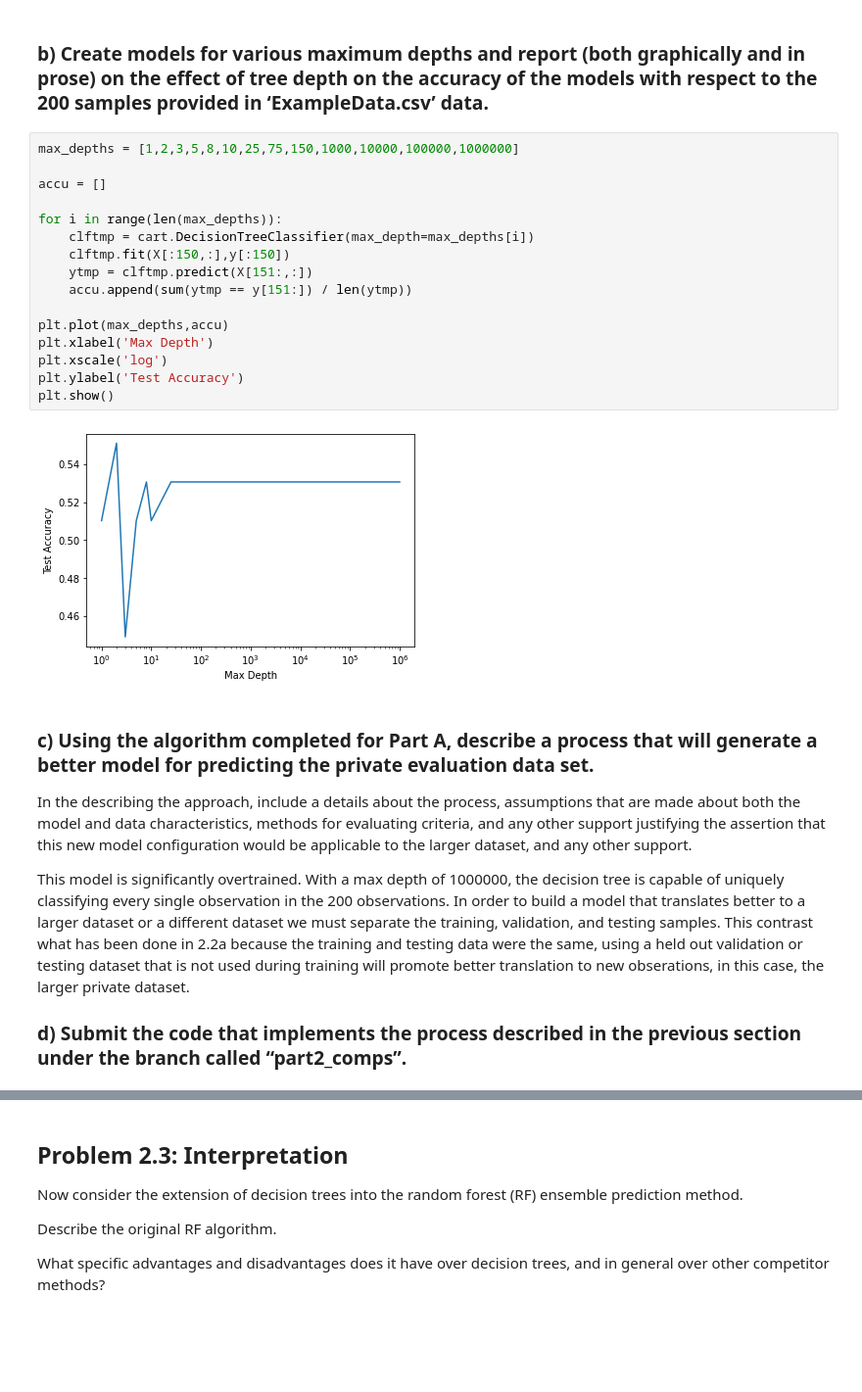
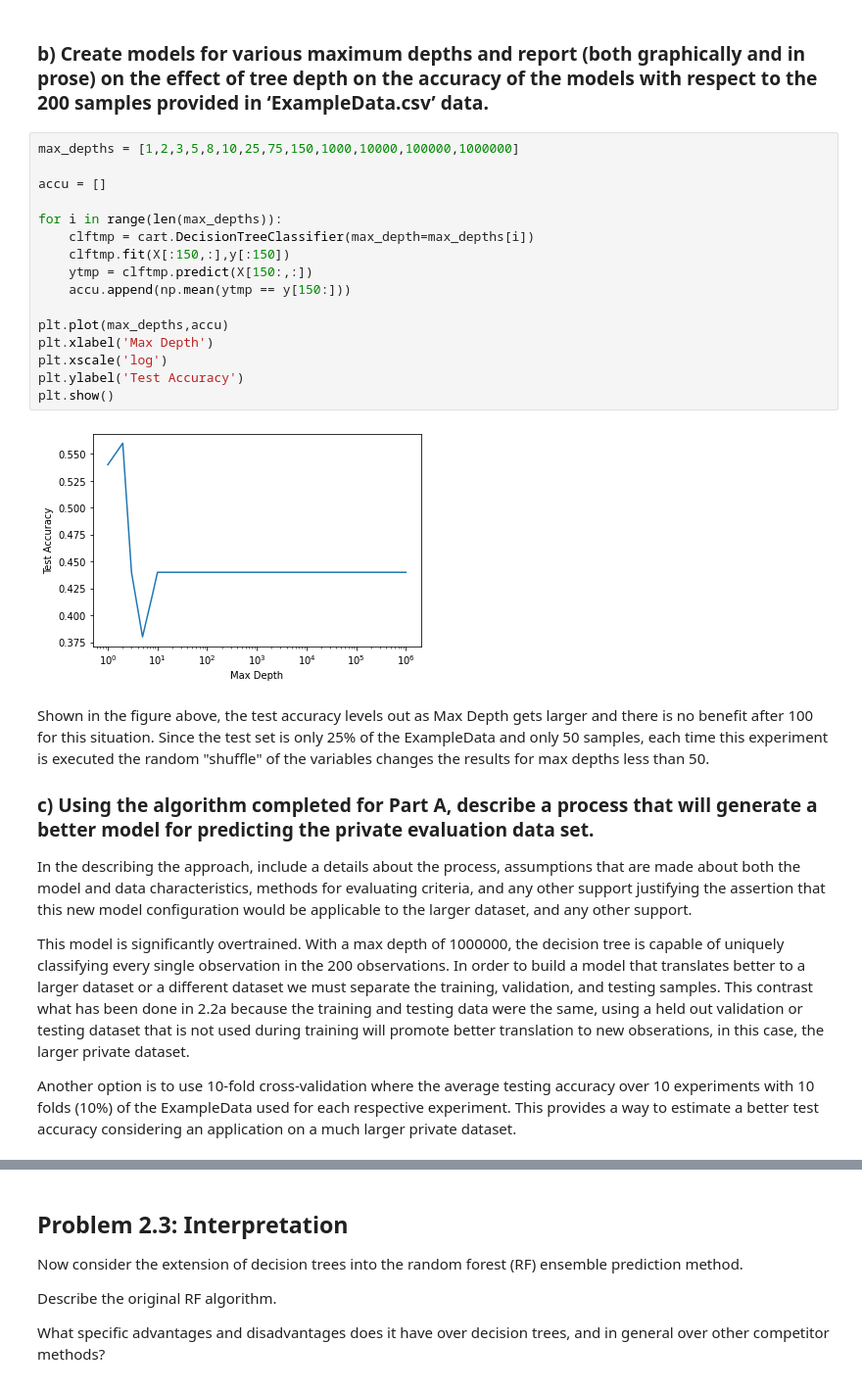
Before and after one commit to ericpahl/decision-tree-cart, a Jupyter notebook: comp-part2-machine-learning.ipynb, the cells around one changed output, grey strips where cells are left out. Shown: that part at 98% size. Saved outputs shown, nothing was run; the diff lists cells and outputs as text; blank space fills up the shorter version.

Commit message:
10-fold cross validation working

```diff
--- a/comp-part2-machine-learning.ipynb
+++ b/comp-part2-machine-learning.ipynb
@@ -194,28 +193,27 @@ The training and testing accuracy for the model are different because the model
 # %%
 max_depths = [1,2,3,5,8,10,25,75,150,1000,10000,100000,1000000]
 
 accu = []
 
 for i in range(len(max_depths)):
     clftmp = cart.DecisionTreeClassifier(max_depth=max_depths[i])
     clftmp.fit(X[:150,:],y[:150])
-    ytmp = clftmp.predict(X[151:,:])
-    accu.append(sum(ytmp == y[151:]) / len(ytmp))
+    ytmp = clftmp.predict(X[150:,:])
+    accu.append(np.mean(ytmp == y[150:]))
 
 plt.plot(max_depths,accu)
 plt.xlabel('Max Depth')
 plt.xscale('log')
 plt.ylabel('Test Accuracy')
 plt.show()
 # %% [output]
-[figure, old version]
+[figure, new version]
 # %% [markdown]
-
+Shown in the figure above, the test accuracy levels out as Max Depth gets larger and there is no benefit after 100 for this situation. Since the test set is only 25% of the ExampleData and only 50 samples, each time this experiment is executed the random "shuffle" of the variables changes the results for max depths less than 50.
 
 ### c)	Using the algorithm completed for Part A, describe a process that will generate a better model for predicting the private evaluation data set.
 In the describing the approach, include a details about the process, assumptions that are made about both the model and data characteristics, methods for evaluating criteria, and any other support justifying the assertion that this new model configuration would be applicable to the larger dataset, and any other support.
 
 This model is significantly overtrained. With a max depth of 1000000, the decision tree is capable of uniquely classifying every single observation in the 200 observations. In order to build a model that translates better to a larger dataset or a different dataset we must separate the training, validation, and testing samples. This contrast what has been done in 2.2a because the training and testing data were the same, using a held out validation or testing dataset that is not used during training will promote better translation to new obserations, in this case, the larger private dataset.
 
-
-### d)	Submit the code that implements the process described in the previous section under the branch called “part2_comps”.
+Another option is to use 10-fold cross-validation where the average testing accuracy over 10 experiments with 10 folds (10%) of the ExampleData used for each respective experiment. This provides a way to estimate a better test accuracy considering an application on a much larger private dataset.
```
Also changed, not shown: parts of 3 cells of this notebook, 1 other file.
